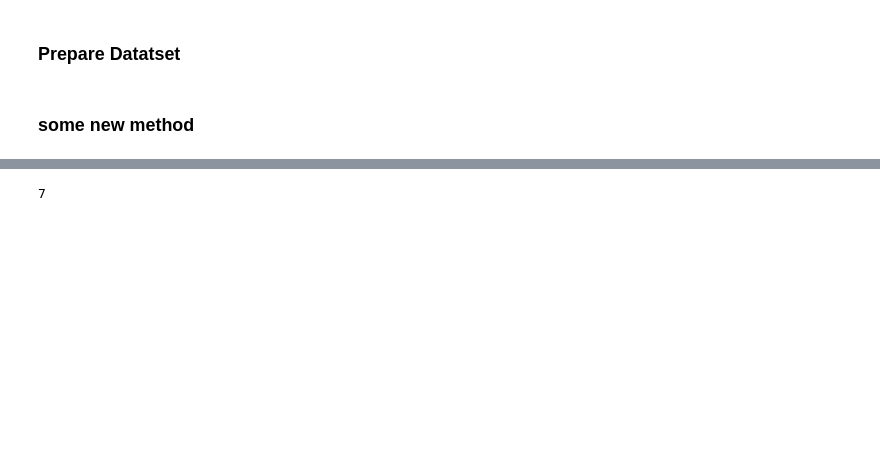
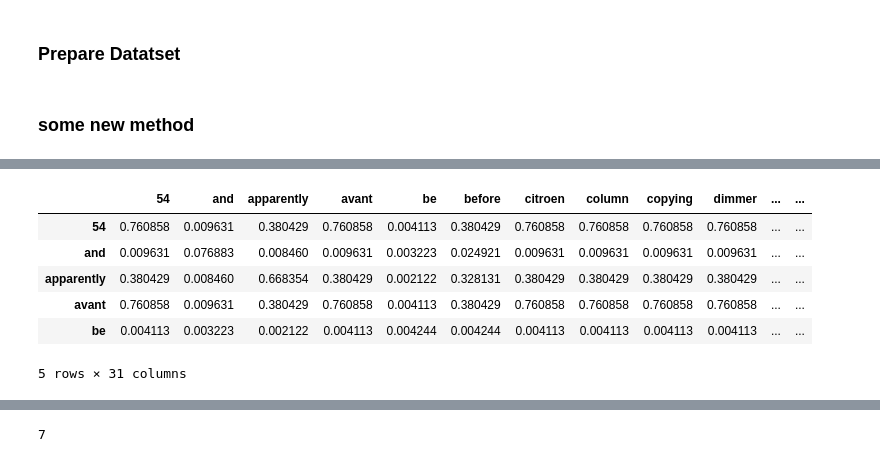
Before and after one commit to iamr0b0tx/topic_modeler, a Jupyter notebook: topic_modeler.ipynb, the cells around one changed output, grey strips where cells are left out. Saved outputs shown, nothing was run; the diff lists cells and outputs as text; code cells hidden in the pictures; blank space fills up the shorter version.

```diff
--- a/topic_modeler.ipynb
+++ b/topic_modeler.ipynb
@@ -167,0 +283,10 @@ wdf_train.head()
+# %%
+dfx_li[0][0].head()
+# %% [output]
+|  | 54 | and | apparently | avant | be | before | citroen | column | copying | dimmer | ... | ... |
+| 54 | 0.760858 | 0.009631 | 0.380429 | 0.760858 | 0.004113 | 0.380429 | 0.760858 | 0.760858 | 0.760858 | 0.760858 | ... | ... |
+| and | 0.009631 | 0.076883 | 0.008460 | 0.009631 | 0.003223 | 0.024921 | 0.009631 | 0.009631 | 0.009631 | 0.009631 | ... | ... |
+| apparently | 0.380429 | 0.008460 | 0.668354 | 0.380429 | 0.002122 | 0.328131 | 0.380429 | 0.380429 | 0.380429 | 0.380429 | ... | ... |
+| avant | 0.760858 | 0.009631 | 0.380429 | 0.760858 | 0.004113 | 0.380429 | 0.760858 | 0.760858 | 0.760858 | 0.760858 | ... | ... |
+| be | 0.004113 | 0.003223 | 0.002122 | 0.004113 | 0.004244 | 0.004244 | 0.004113 | 0.004113 | 0.004113 | 0.004113 | ... | ... |
+5 rows × 31 columns
```
Also changed, not shown: parts of 40 cells of this notebook.
